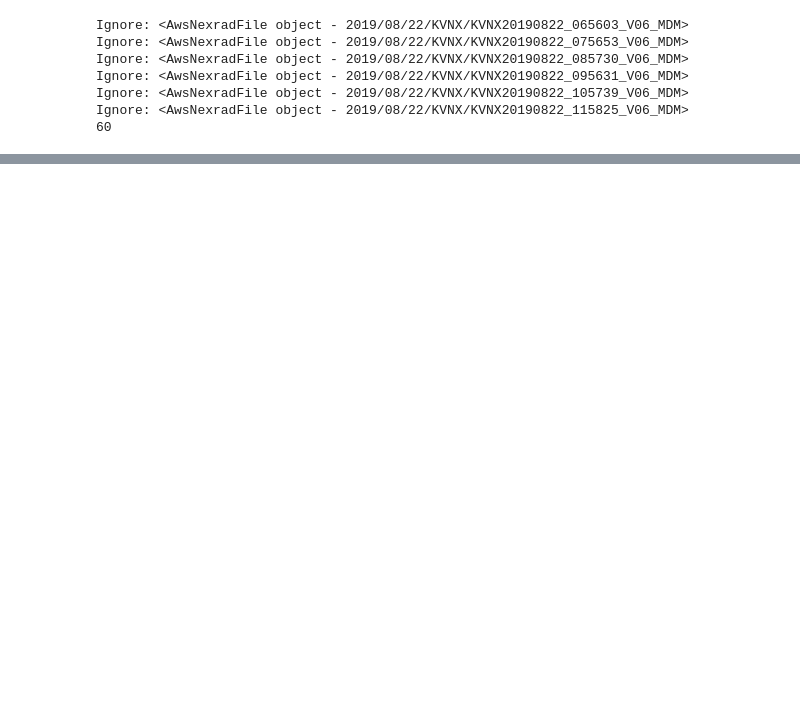
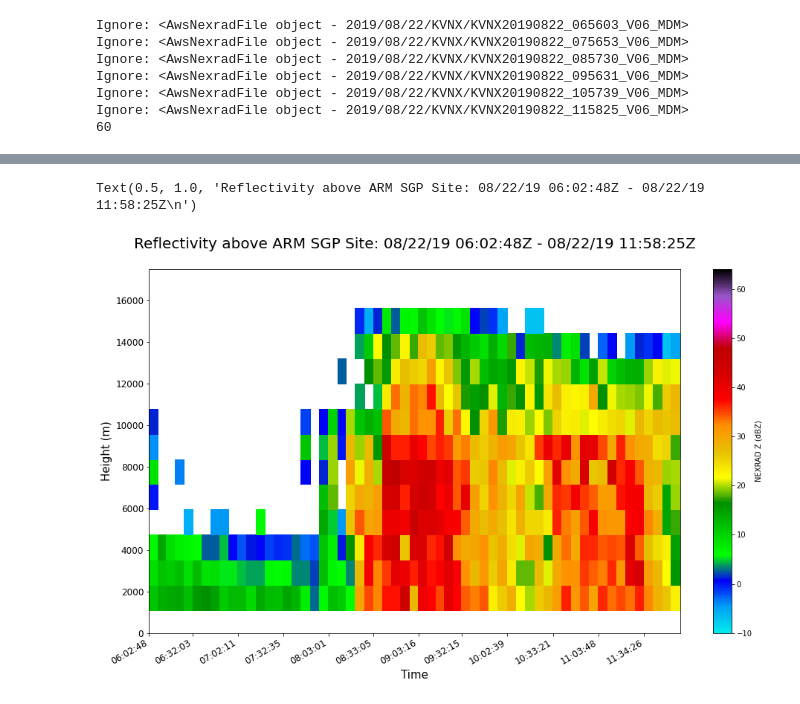
Before and after one commit to waggle-sensor/summer2021, a Jupyter notebook: Andrews/NEXRAD_TimeHeightPlots-Copy1.ipynb, the cells around one changed output, grey strips where cells are left out. Drawn from its saved outputs; the diff is of its cells as text; code cells hidden in the pictures; blank space fills up the shorter version.

```diff
--- a/Andrews/NEXRAD_TimeHeightPlots-Copy1.ipynb
+++ b/Andrews/NEXRAD_TimeHeightPlots-Copy1.ipynb
@@ -234,0 +227,38 @@ Text(0.5, 1.0, 'Reflectivity above ARM SGP Site')
+# %%
+# Alternative way to plot -> using evenly spaced values between min/max gate height for y-axis
+# Doesn't do a great job with the heights (they're too high)
+height_axis = np.linspace(ds.gate_hgt_site.min(), ds.gate_hgt_site.max(), len(ds.sweep))
+
+x = times
+y = height_axis
+xm, ym = np.meshgrid(x, y)
+
+fig = plt.figure(figsize = [16,10])
+plt.pcolormesh(x, y, ds.Z_site.T,
+               vmin = -10, vmax = 64, cmap = pyart.graph.cm.NWSRef)
+
+plt.colorbar(label='NEXRAD Z (dBZ)')
+plt.xlabel('Time', size=15)
+plt.ylabel('Height (m)', size=15)
+
+times = ds.time.values
+datetm = []
+tm = []
+
+for x in times:
+    date_time = x.strftime('%m/%d/%y %H:%M:%S')
+    t = x.strftime('%H:%M:%S')
+    datetm.append(date_time)
+    tm.append(t)
+plt.xticks(ticks=times, labels=tm, size=12)
+plt.yticks(size=12)
+plt.ylim(0,17500)
+ax = plt.gca()
+n=5
+ax.set_xticks(ax.get_xticks()[::n])
+fig.autofmt_xdate()
+
+plt.title('Reflectivity above ARM SGP Site: {}Z - {}Z\n'.format(datetm[0], datetm[-1]), size=20)
+# %% [output]
+Text(0.5, 1.0, 'Reflectivity above ARM SGP Site: 08/22/19 06:02:48Z - 08/22/19 11:58:25Z\n')
+[figure, added]
```
Also changed, not shown: parts of 14 cells of this notebook.
